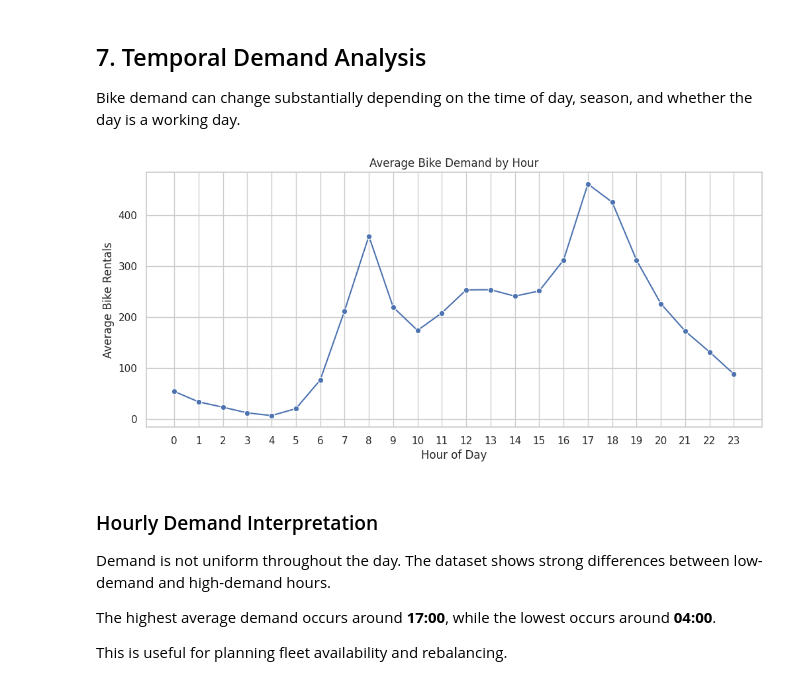
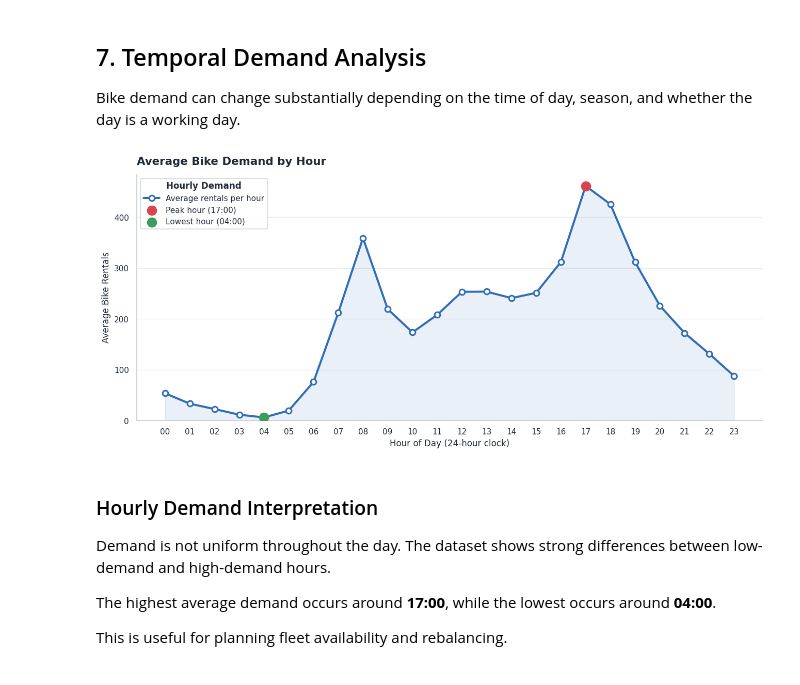
Before and after one commit to greshmaarajesh/ML-Final-Lab-Group-11, a Jupyter notebook: notebooks/EDA.ipynb, the cells around one changed output. Cells and saved outputs as stored; diff of their text form; code cells hidden in the pictures.

```diff
--- a/notebooks/EDA.ipynb
+++ b/notebooks/EDA.ipynb
@@ -312,20 +455,27 @@ outlier_table
 Bike demand can change substantially depending on the time of day, season, and whether the day is a working day.
 # %%
 hourly_demand = df.groupby('hr')['cnt'].mean()
+peak_hr, low_hr = hourly_demand.idxmax(), hourly_demand.idxmin()
 
-plt.figure(figsize=(12, 5))
-sns.lineplot(
-    x=hourly_demand.index,
-    y=hourly_demand.values,
-    marker='o'
-)
-plt.title('Average Bike Demand by Hour')
-plt.xlabel('Hour of Day')
-plt.ylabel('Average Bike Rentals')
-plt.xticks(range(0, 24))
+fig, ax = plt.subplots(figsize=(12, 5.5))
+ax.plot(hourly_demand.index, hourly_demand.values, color=COLORS['blue'], linewidth=2.6,
+        marker='o', markersize=7, markerfacecolor='white', markeredgewidth=2,
+        label='Average rentals per hour')
+ax.fill_between(hourly_demand.index, hourly_demand.values, color=COLORS['blue'], alpha=0.10)
+ax.scatter(peak_hr, hourly_demand[peak_hr], s=140, color=COLORS['red'], zorder=5,
+           label=f'Peak hour ({peak_hr:02d}:00)')
+ax.scatter(low_hr, hourly_demand[low_hr], s=140, color=COLORS['green'], zorder=5,
+           label=f'Lowest hour ({low_hr:02d}:00)')
+
+ax.set_xticks(range(0, 24))
+ax.set_xticklabels([f'{h:02d}' for h in range(24)])
+ax.set_ylim(bottom=0)
+style_axes(ax, 'Average Bike Demand by Hour', 'Hour of Day (24-hour clock)', 'Average Bike Rentals')
+add_legend(ax, title='Hourly Demand', loc='upper left')
+plt.tight_layout()
 plt.show()
 # %% [output]
-[figure, old version]
+[figure, new version]
 # %% [markdown]
 ### Hourly Demand Interpretation
 
```
Also changed, not shown: parts of 45 cells of this notebook.
